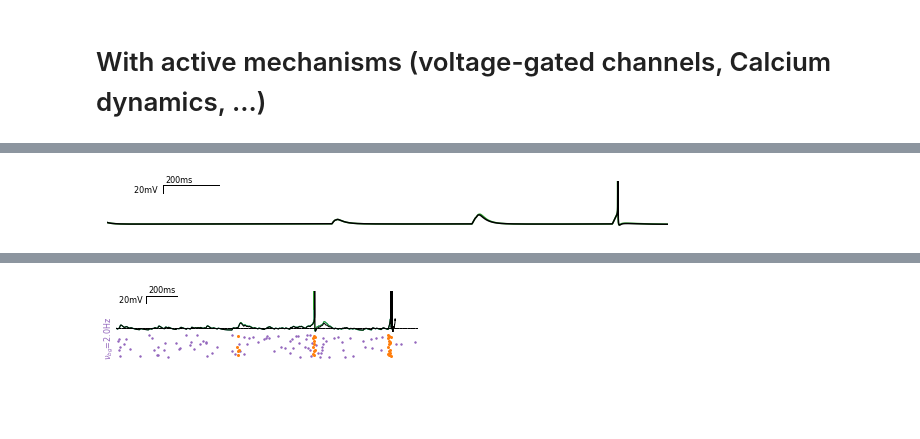
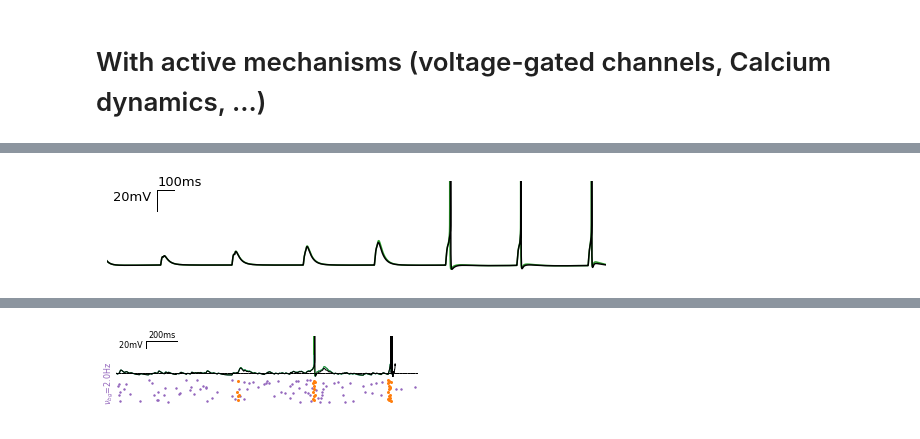
Before and after one commit to yzerlaut/zinc-NMDA-modulation, a Jupyter notebook: Sensitivity_to_Background_Modulation.ipynb, the cells around one changed output, grey strips where cells are left out. Saved outputs shown, nothing was run; the diff lists cells and outputs as text; code cells hidden in the pictures; blank space fills up the shorter version.

```diff
--- a/Sensitivity_to_Background_Modulation.ipynb
+++ b/Sensitivity_to_Background_Modulation.ipynb
@@ -367,18 +374,23 @@ from analyz.IO.files_manip import get_files_with_given_exts
 from analyz.IO.npz import load_dict
 filenames = get_files_with_given_exts('data/bg-modul/', 'active-True.npz')
 
-RESP = {}
+RESP = {'nstims':[], 'freqs':[]}
 K = ['Vm_soma', 't', 'BG_raster', 'STIM_raster']
 KEYS = ['seed', 'alphaZn','syn_location', 'bg_level']
 for key in KEYS+K:
     RESP[key] = []
 
 for fn in filenames:
-    data = load_dict(fn)
-    if np.isfinite(data['Vm_soma'].max()):
-        for key in KEYS:
-            RESP[key].append(float(data['args'][key]))
-        for key in K:
-            RESP[key].append(data[key])
+    if not os.path.isdir(fn):
+        data = load_dict(fn)
+        if np.isfinite(data['Vm_soma'].max()):
+            for key in KEYS:
+                RESP[key].append(float(data['args'][key]))
+            for key in K:
+                RESP[key].append(data[key])
+            nstims, freqs = count_spikes_per_NSTIM(data, window=200)
+            RESP['nstims'].append(nstims)
+            RESP['freqs'].append(freqs)
+
 for key in KEYS:
     RESP[key] = np.array(RESP[key])
@@ -392,15 +445,14 @@ def plot_raw_data(RESP,
                   bg_level=0.,
                   seed=14,
                   COLORS=[ge.green, 'k'],
-                 VLIM=[-85, 30]):
+                  VLIM=[-85, 30]):
     """
     Show raw simulation data
 
     """
     cond = (RESP['bg_level']==bg_level) & (RESP['seed']==seed)
-    print(cond)
 
-    fig, ax = ge.figure(figsize=(3,1))
+    fig, ax = ge.figure(figsize=(2,1))
 
     for aZn, color in zip(alphaZn, COLORS):
         icond = np.argwhere((RESP['bg_level']==bg_level) & (RESP['seed']==seed) & (RESP['alphaZn']==aZn))
@@ -411,65 +463,9 @@ def plot_raw_data(RESP,
             print(aZn, ' alphaZn cond not found')
     ge.set_plot(ax, [], xlim=[RESP['t'][i0][0], RESP['t'][i0][-1]], ylim=VLIM)
     ge.draw_bar_scales(ax,
-                            Xbar = 200, Xbar_label='200ms',
-                            Ybar = 20, Ybar_label='20mV ',
-                            loc=(0.1,.9), orientation='right-bottom')
-    """
-    # prepare figure shape
-    AE = []
-    for i in range(len(BG_levels)):
-        AE += [[[1,6]], [[1,4]], [[1,1]]]
-    fig, AX = ge.figure(axes_extents=AE, figsize=(2.2,.15), hspace=0., left=.2)
-    VLIM = [-76, -np.inf]
-    for d, data in enumerate([data_AMPA, data_L4, data_L23]):
+                       Xbar = 100, Xbar_label='100ms',
+                       Ybar = 20, Ybar_label='20mV ',
+                       loc=(0.1,.9), orientation='right-bottom')
 
-        args = data['args']
-        ibg2 = -1
-        for ibg, bg in enumerate(args['bg_levels']):
-            if bg in BG_levels:
-                ibg2 += 1
-                istim2 = -1
-                for istim, stim in enumerate(args['NSTIMs']):
-                    if stim in NSTIMs:
-                        istim2 += 1
-                        t0 = ibg*len(args['NSTIMs'])*len(args['stimSEEDS'])*len(args['bgSEEDS'])*args['duration_per_bg_level']+\
-                            BG_seeds[ibg2]*istim*len(args['stimSEEDS'])*args['duration_per_bg_level']+\
-                            istim*len(args['stimSEEDS'])*args['duration_per_bg_level']
-                        t1 = t0+args['duration_per_bg_level']
-                        tcond = (data['t']>=t0) & (data['t']<t1)
-
-                        AX[3*ibg2].plot(data['t'][tcond]-t0+istim2*args['duration_per_bg_level'],
-                                        data['Vm_soma'][tcond], color=COLORS[d], lw=1)
-
-                        AX[3*ibg2].plot([0,len(NSTIMs)*args['duration_per_bg_level']], [-75,-75], 'k--', lw=0.5)
-                        AX[3*ibg2+1].plot([0,len(NSTIMs)*args['duration_per_bg_level']], [0, 0], 'w.', lw=0)
-                        if d==2:
-                            for i, sp0 in enumerate(data['BG_raster']):
-                                sp = np.array(sp0)
-                                cond = (sp>=t0) & (sp<t1)
-                                AX[3*ibg2+1].scatter(sp[cond]-t0+istim2*args['duration_per_bg_level'],
-                                                     i*np.ones(len(sp[cond])), color=ge.purple, s=2)
-                            for i, sp0 in enumerate(data['STIM_raster']):
-                                sp = np.array(sp0)
-                                cond = (sp>=t0) & (sp<t1)
-                                AX[3*ibg2+1].scatter(sp[cond]-t0+istim2*args['duration_per_bg_level'],
-                                                     i*np.ones(len(sp[cond])), color=ge.orange, s=4)
-                if d==2:
-                    ge.annotate(AX[3*ibg2+1], '$\\nu_{bg}$=%.1fHz' % bg, (0,0), color=ge.purple,
-                                rotation=90, ha='right')
-    VLIM = [-85, 20]
-    for ibg, bg in enumerate(BG_levels):
-        # ge.annotate(AX[3*ibg],' -75mV', (len(NSTIMs)*args['duration_per_bg_level'],-75),xycoords='data',va='center')
-        ge.set_plot(AX[3*ibg], [], xlim=[0,len(NSTIMs)*args['duration_per_bg_level']], ylim=VLIM)
-        ge.set_plot(AX[3*ibg+1], [], xlim=[0,len(NSTIMs)*args['duration_per_bg_level']])
-        ge.set_plot(AX[3*ibg+2], [], xlim=[t0, t1])
-    ge.draw_bar_scales(AX[0],
-                            Xbar = 200, Xbar_label='200ms',
-                            Ybar = 20, Ybar_label='20mV ',
-                            loc=(0.1,.9), orientation='right-bottom')
-    return fig
-    """
-
-
-fig = plot_raw_data(RESP)
+fig = plot_raw_data(RESP, bg_level=0., seed=26, VLIM=[-85,0])
 # %% [output]
@@ -478,2 +472,2 @@ fig = plot_raw_data(RESP)
-[figure, old version]
+[figure, new version]
 # %%
```
Also changed, not shown: parts of 23 cells of this notebook, 4 other files.
